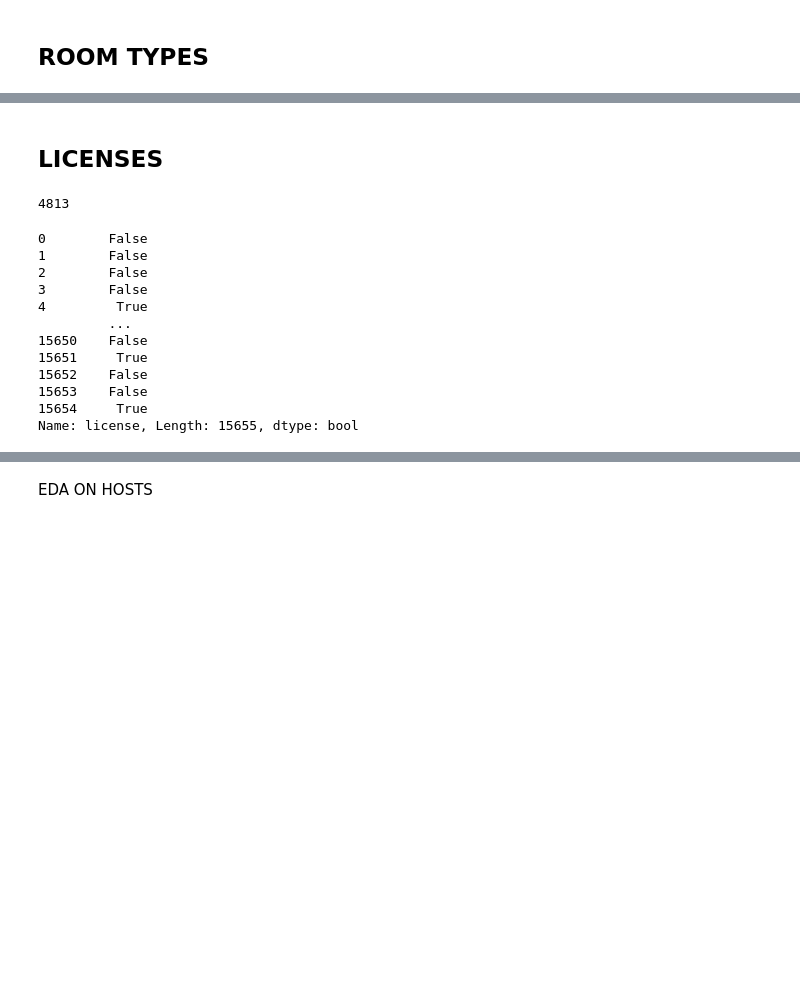
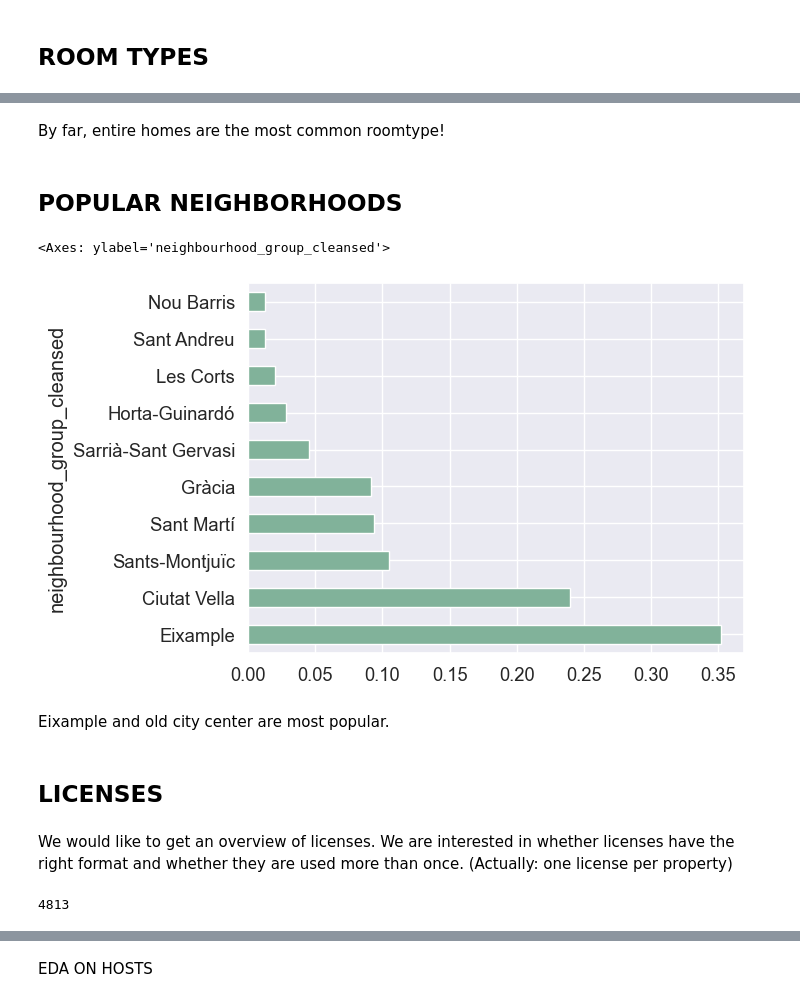
Before and after one commit to scheinmensch/Infringement_Detection_on_Airbnb, a Jupyter notebook: notebooks/Barcelona EDA.ipynb, the cells around one changed output, grey strips where cells are left out. Cells and saved outputs as stored; diff of their text form; code cells hidden in the pictures; blank space fills up the shorter version.

```diff
--- a/notebooks/Barcelona EDA.ipynb
+++ b/notebooks/Barcelona EDA.ipynb
@@ -199,22 +218,20 @@ sns.displot(data=bcn, x="price", hue='room_type', kind='hist')
+# %% [markdown]
+By far, entire homes are the most common roomtype!
+# %% [markdown]
+## POPULAR NEIGHBORHOODS
+# %%
+bcn['neighbourhood_group_cleansed'].value_counts(normalize=True).sort_values(ascending=False).plot(kind='barh', color='#81B29A')
+# %% [output]
+<Axes: ylabel='neighbourhood_group_cleansed'>
+[figure, new version]
+# %% [markdown]
+Eixample and old city center are most popular.
 # %% [markdown]
 ## LICENSES
+# %% [markdown]
+We would like to get an overview of licenses. We are interested in whether licenses have the right format and whether they are used more than once. (Actually: one license per property)
 # %%
 # check how many listings specify a license
 bcn_new['license'].isnull().sum()
 # %% [output]
 4813
-# %%
-bcn_new['license'].duplicated()
-# %% [output]
-0        False
-1        False
-2        False
-3        False
-4         True
-         ...
-15650    False
-15651     True
-15652    False
-15653    False
-15654     True
-Name: license, Length: 15655, dtype: bool
```
Also changed, not shown: parts of 62 cells of this notebook.
